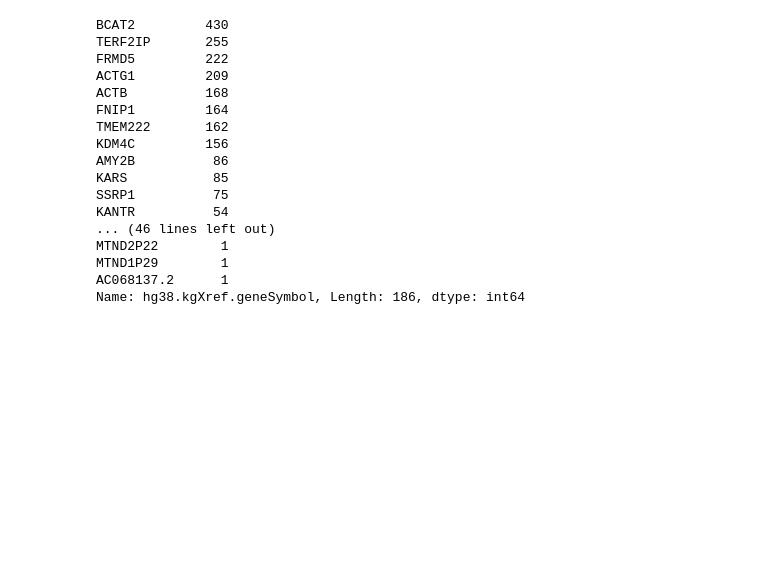
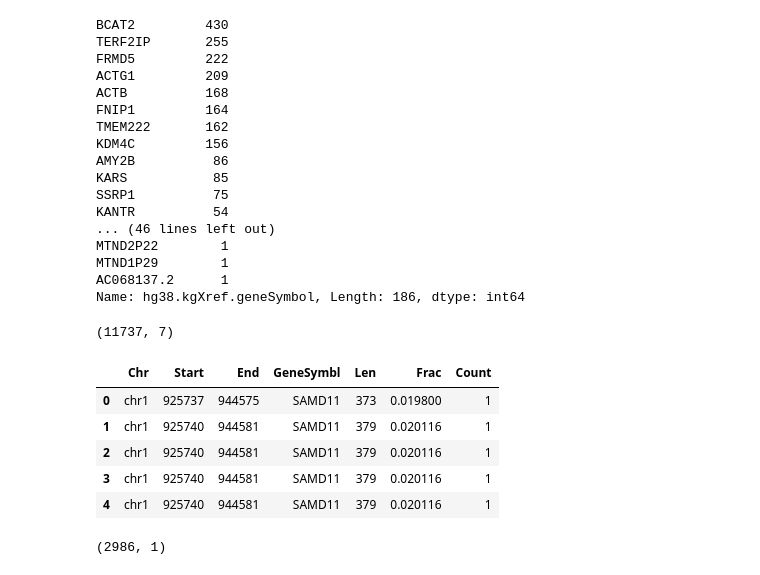
Before and after one commit to Anbyew/MyC3PO, a Jupyter notebook: result/read psl.ipynb, the cells around one changed output. Saved outputs shown, nothing was run; the diff lists cells and outputs as text; code cells hidden in the pictures; blank space fills up the shorter version.

```diff
--- a/result/read psl.ipynb
+++ b/result/read psl.ipynb
@@ -156,3 +156,19 @@ MTND2P22        1
 MTND1P29        1
 AC068137.2      1
 Name: hg38.kgXref.geneSymbol, Length: 186, dtype: int64
+# %%
+int = pd.read_csv('int.bed', sep='\t',header=None)
+print(int.shape)
+# %% [output]
+(11737, 7)
+# %%
+int.columns = ['Chr','Start','End','GeneSymbl','Len','Frac', 'Count']
+int['Frac'] = int['Frac'].astype(float)
+int.head()
+# %% [output]
+|  | Chr | Start | End | GeneSymbl | Len | Frac | Count |
+| 0 | chr1 | 925737 | 944575 | SAMD11 | 373 | 0.019800 | 1 |
+| 1 | chr1 | 925740 | 944581 | SAMD11 | 379 | 0.020116 | 1 |
+| 2 | chr1 | 925740 | 944581 | SAMD11 | 379 | 0.020116 | 1 |
+| 3 | chr1 | 925740 | 944581 | SAMD11 | 379 | 0.020116 | 1 |
+| 4 | chr1 | 925740 | 944581 | SAMD11 | 379 | 0.020116 | 1 |
@@ -158,0 +181,4 @@ Name: hg38.kgXref.geneSymbol, Length: 186, dtype: int64
+# %%
+intsub.shape
+# %% [output]
+(2986, 1)
```
Also changed, not shown: parts of 4 cells of this notebook, 1 other file.
